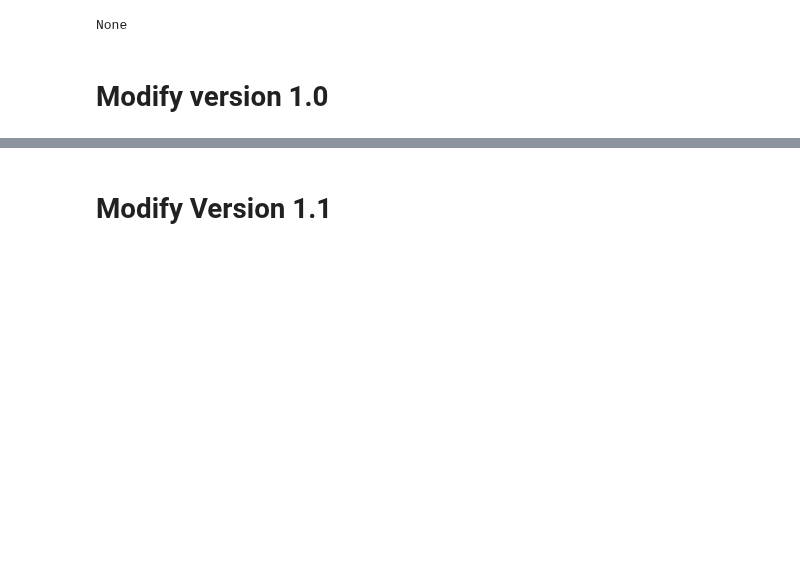
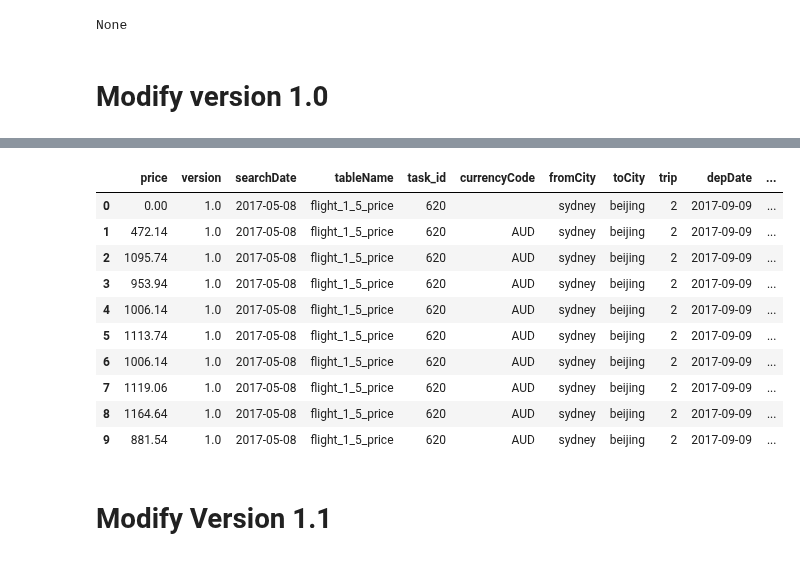
Before and after one commit to zemingyu/flight, a Jupyter notebook: data_ETL.ipynb, the cells around one changed output, grey strips where cells are left out. Drawn from its saved outputs; the diff is of its cells as text; code cells hidden in the pictures; blank space fills up the shorter version.

```diff
--- a/data_ETL.ipynb
+++ b/data_ETL.ipynb
@@ -78,7 +79,7 @@ correct_stay_days_UDF = udf(correct_stay_days, IntegerType())
 
 def correct_tickets_left(noOfTicketsLeft):
     if noOfTicketsLeft == 0:
-        return 999
+        return 99
     else:
         return noOfTicketsLeft
 
@@ -88,10 +89,12 @@ correct_tickets_left_UDF = udf(correct_tickets_left, IntegerType())
 flight2 = (flight.withColumn('stayDays', correct_stay_days_UDF(col('trip'), col('stay_days')))
                  .drop('stay_days')
                  .withColumnRenamed('start_date', 'depDate')
+                 .withColumn('depDate', to_date('depDate'))
                  .selectExpr('*', 'date_add(depDate, stayDays) as retDate')# this is when the return trip starts, might arrive a day later
                  .withColumnRenamed('from_city_name', 'fromCity')
                  .withColumnRenamed('to_city_name', 'toCity')
                  .withColumnRenamed('search_date', 'searchDate')
+                 .withColumn('searchDate', to_date('searchDate'))
                  .withColumnRenamed('company', 'airlineName')
                  .withColumnRenamed('dep_time', 'departureTime')
                  .withColumnRenamed('arr_time', 'arrivalTime')
@@ -102,8 +105,10 @@ flight2 = (flight.withColumn('stayDays', correct_stay_days_UDF(col('trip'), col(
                  .drop('duration', 'duration_h', 'flight_number')
                  .withColumnRenamed('price_code', 'currencyCode')
                  .withColumnRenamed('stop', 'stops')
+                 .withColumn('stops', col('stops').cast('byte'))
                  .withColumn('stop_info', split(col('stop_info'), ';'))
                  .withColumn('noOfTicketsLeft', correct_tickets_left_UDF('ticket_left'))
+                 .withColumn('noOfTicketsLeft', col('noOfTicketsLeft').cast('byte'))
                 .drop('ticket_left')
                .withColumnRenamed('table_name', 'tableName')
                 .select('price', 'version', 'searchDate', 'tableName', 'task_id', 'currencyCode',
@@ -164,3 +189,19 @@ root
+# %%
+# flight2.sample(False, 0.001, 42).toPandas()
+
+flight2.limit(10).toPandas()
+# %% [output]
+|  | price | version | searchDate | tableName | task_id | currencyCode | fromCity | toCity | trip | depDate | ... |
+| 0 | 0.00 | 1.0 | 2017-05-08 | flight_1_5_price | 620 |  | sydney | beijing | 2 | 2017-09-09 | ... |
+| 1 | 472.14 | 1.0 | 2017-05-08 | flight_1_5_price | 620 | AUD | sydney | beijing | 2 | 2017-09-09 | ... |
+| 2 | 1095.74 | 1.0 | 2017-05-08 | flight_1_5_price | 620 | AUD | sydney | beijing | 2 | 2017-09-09 | ... |
+| 3 | 953.94 | 1.0 | 2017-05-08 | flight_1_5_price | 620 | AUD | sydney | beijing | 2 | 2017-09-09 | ... |
+| 4 | 1006.14 | 1.0 | 2017-05-08 | flight_1_5_price | 620 | AUD | sydney | beijing | 2 | 2017-09-09 | ... |
+| 5 | 1113.74 | 1.0 | 2017-05-08 | flight_1_5_price | 620 | AUD | sydney | beijing | 2 | 2017-09-09 | ... |
+| 6 | 1006.14 | 1.0 | 2017-05-08 | flight_1_5_price | 620 | AUD | sydney | beijing | 2 | 2017-09-09 | ... |
+| 7 | 1119.06 | 1.0 | 2017-05-08 | flight_1_5_price | 620 | AUD | sydney | beijing | 2 | 2017-09-09 | ... |
+| 8 | 1164.64 | 1.0 | 2017-05-08 | flight_1_5_price | 620 | AUD | sydney | beijing | 2 | 2017-09-09 | ... |
+| 9 | 881.54 | 1.0 | 2017-05-08 | flight_1_5_price | 620 | AUD | sydney | beijing | 2 | 2017-09-09 | ... |
 # %% [markdown]
 # Modify Version 1.1
 # %%
```
Also changed, not shown: parts of 7 cells of this notebook, 1 other file.
